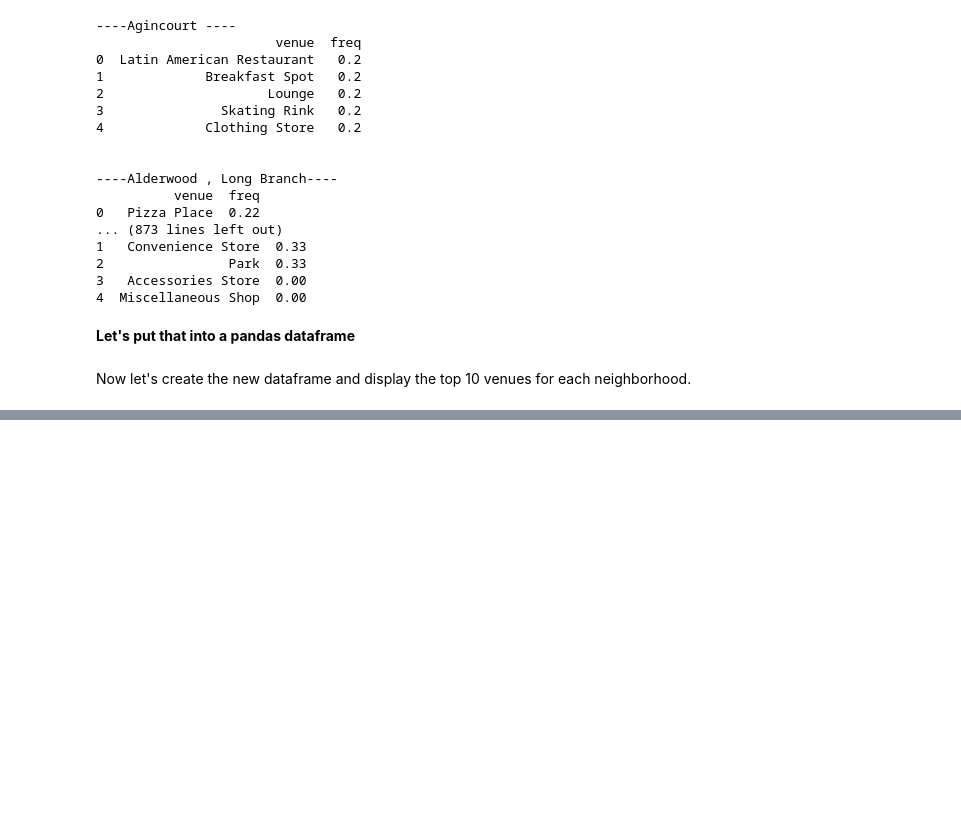
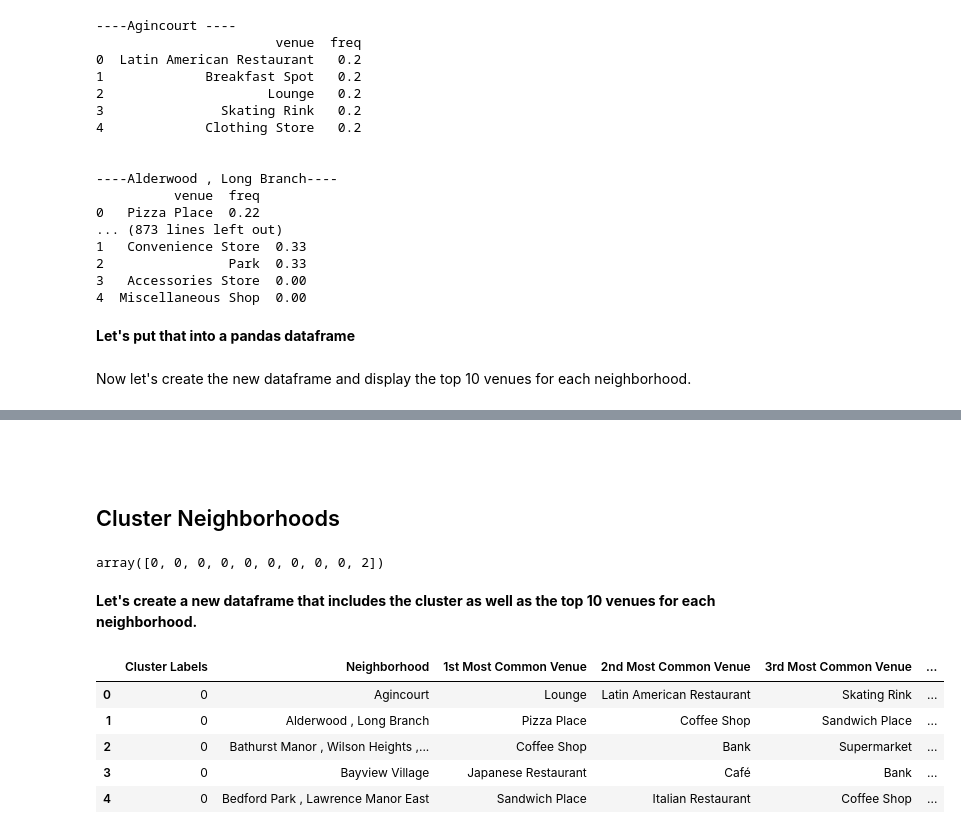
Before and after one commit to aitezazakhtar/Segmenting-and-Clustering-Neighborhoods-in-Toronto, a Jupyter notebook: segmenting and clustering.ipynb, the cells around one changed output, grey strips where cells are left out. Saved outputs shown, nothing was run; the diff lists cells and outputs as text; code cells hidden in the pictures; blank space fills up the shorter version.

```diff
--- a/segmenting and clustering.ipynb
+++ b/segmenting and clustering.ipynb
@@ -446,3 +446,33 @@ neighborhoods_venues_sorted.head()
 | 2 | Bathurst Manor , Wilson Heights ,... | Coffee Shop | Bank | Supermarket | Shopping Mall | ... |
 | 3 | Bayview Village | Japanese Restaurant | Café | Bank | Chinese Restaurant | ... |
 | 4 | Bedford Park , Lawrence Manor East | Sandwich Place | Italian Restaurant | Coffee Shop | Restaurant | ... |
+# %% [markdown]
+##
+# %% [markdown]
+## Cluster Neighborhoods
+# %%
+#Run k-means to cluster the neighborhood into 5 clusters.
+
+#set number of clusters
+kclusters = 5
+
+toronto_grouped_clustering = toronto_grouped.drop('Neighborhood',axis=1)
+
+#run kmeans clustering
+kmeans = KMeans(n_clusters = kclusters, random_state=0 ).fit(toronto_grouped_clustering)
+
+kmeans.labels_[0:10]
+# %% [output]
+array([0, 0, 0, 0, 0, 0, 0, 0, 0, 2])
+# %% [markdown]
+**Let's create a new dataframe that includes the cluster as well as the top 10 venues for each neighborhood.**
+# %%
+# add clustering labels
+neighborhoods_venues_sorted.insert(1,'Cluster Labels', kmeans.labels_)
+# %% [output]
+|  | Cluster Labels | Neighborhood | 1st Most Common Venue | 2nd Most Common Venue | 3rd Most Common Venue | ... |
+| 0 | 0 | Agincourt | Lounge | Latin American Restaurant | Skating Rink | ... |
+| 1 | 0 | Alderwood , Long Branch | Pizza Place | Coffee Shop | Sandwich Place | ... |
+| 2 | 0 | Bathurst Manor , Wilson Heights ,... | Coffee Shop | Bank | Supermarket | ... |
+| 3 | 0 | Bayview Village | Japanese Restaurant | Café | Bank | ... |
+| 4 | 0 | Bedford Park , Lawrence Manor East | Sandwich Place | Italian Restaurant | Coffee Shop | ... |
```
Also changed, not shown: parts of 3 cells of this notebook.
